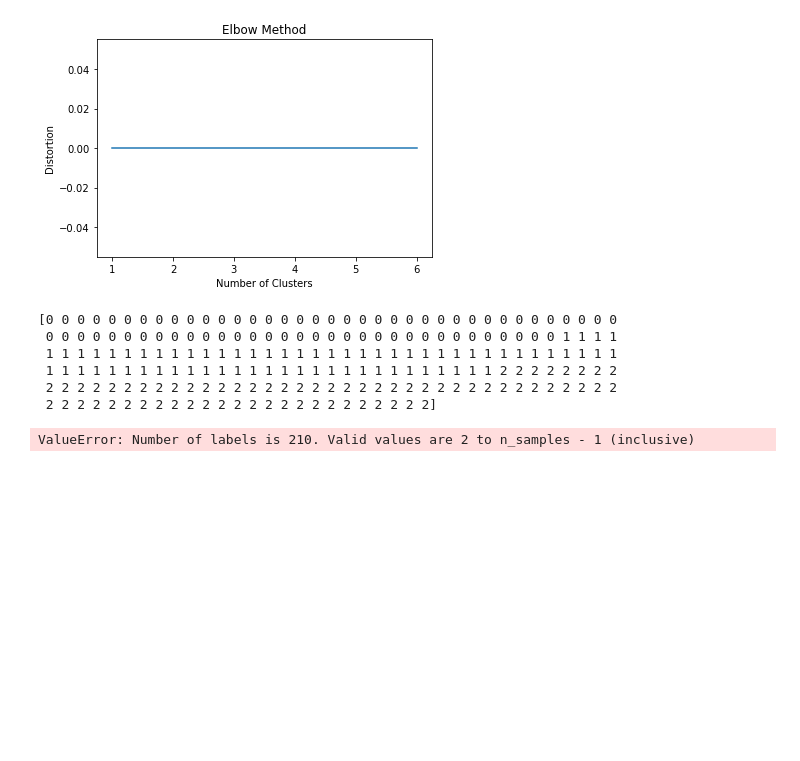
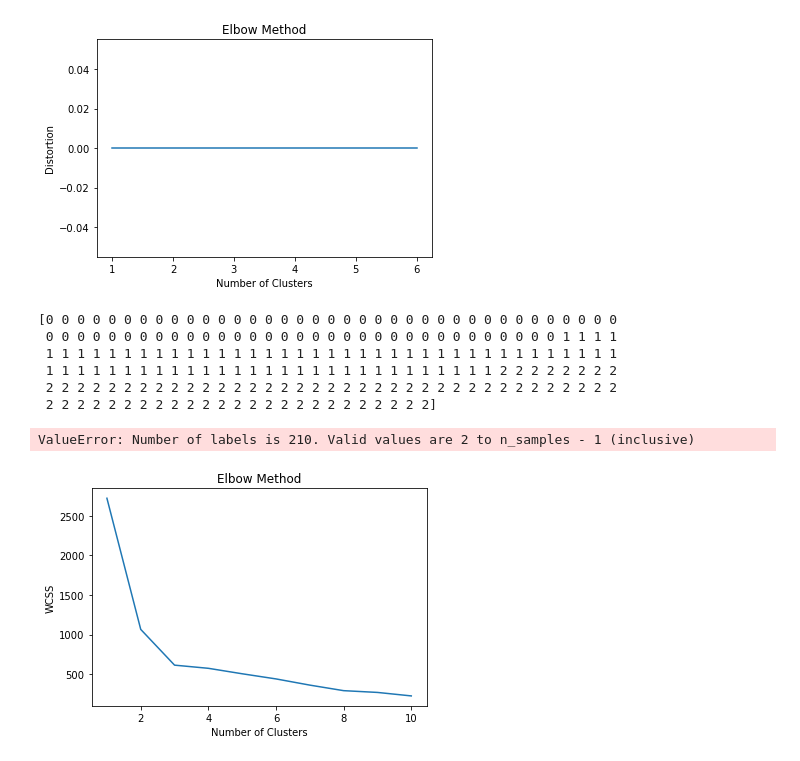
Before and after one commit to ravirajpurohit414/mscs, a Jupyter notebook: ml/proj_final/main.ipynb, the cells around one changed output. Drawn from its saved outputs; the diff is of its cells as text; code cells hidden in the pictures; blank space fills up the shorter version.

```diff
--- a/ml/proj_final/main.ipynb
+++ b/ml/proj_final/main.ipynb
@@ -185,0 +228,27 @@ ValueError: Number of labels is 210. Valid values are 2 to n_samples - 1 (inclus
+# %%
+def calculate_wcss(clusters, data):
+    wcss = 0
+    for cluster in clusters:
+        cluster_data = data[cluster]
+        centroid = np.mean(cluster_data, axis=0)
+        wcss += np.sum((cluster_data - centroid) ** 2)
+
+    return wcss
+
+# Determine optimal number of clusters
+max_clusters = 10
+wcss_values = []
+
+for num_clusters in range(1, max_clusters + 1):
+    clusters = hierarchical_clustering(feats, num_clusters)
+    wcss = calculate_wcss(clusters, feats)
+    wcss_values.append(wcss)
+
+# Plot the WCSS values
+plt.plot(range(1, max_clusters + 1), wcss_values)
+plt.xlabel('Number of Clusters')
+plt.ylabel('WCSS')
+plt.title('Elbow Method')
+plt.show()
+# %% [output]
+[figure, added]
```
Also changed, not shown: parts of 1 cell of this notebook.
